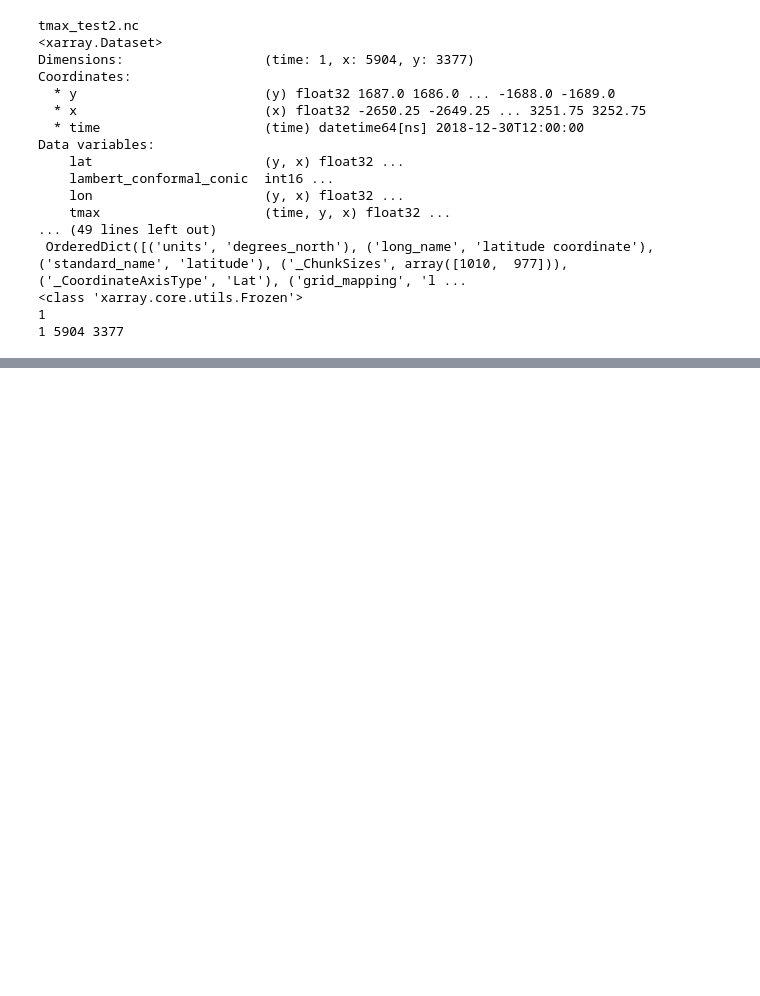
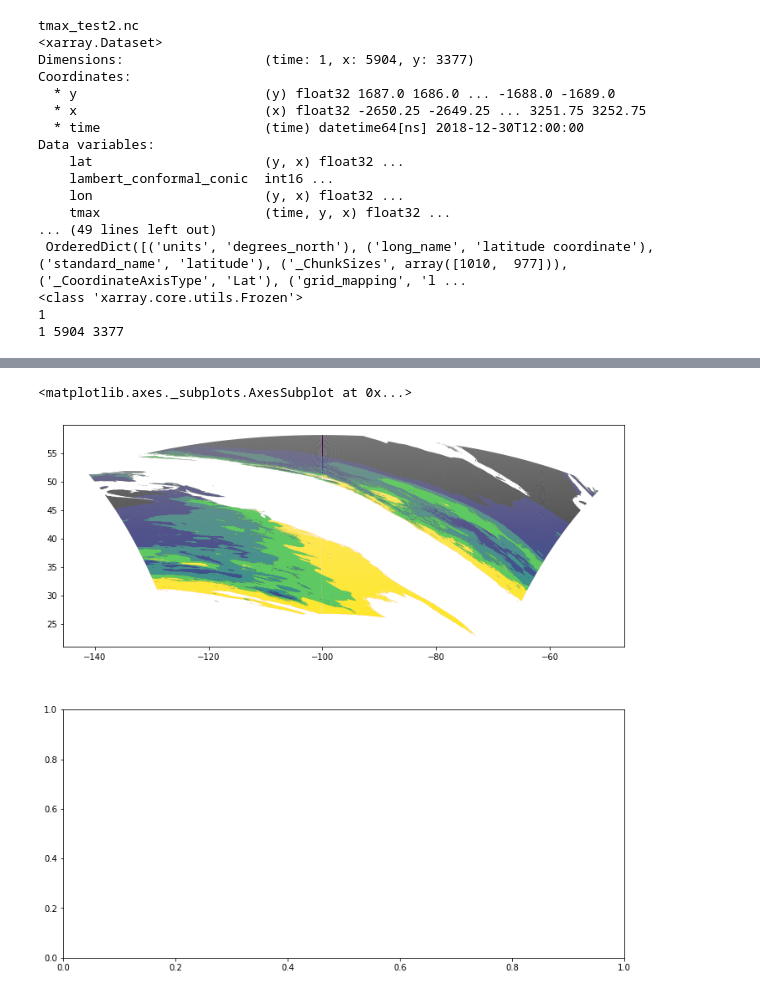
Before and after one commit to nhm-usgs/onhm-fetcher-parser, a Jupyter notebook: notebooks/Daymet_test_1.ipynb, the cells around one changed output, grey strips where cells are left out. Cells and saved outputs as stored; diff of their text form; code cells hidden in the pictures; blank space fills up the shorter version.

```diff
--- a/notebooks/Daymet_test_1.ipynb
+++ b/notebooks/Daymet_test_1.ipynb
@@ -223,0 +385,6 @@ np.nanmean(ptmax_1.values)
+# %%
+f, ax = plt.subplots(2, figsize=(12,12))
+ncfcells.plot(ax=ax[0], column = 'temperature',linewidth=0., edgecolor='white', scheme='quantiles')
+# %% [output]
+<matplotlib.axes._subplots.AxesSubplot at 0x...>
+[figure, added]
```
Also changed, not shown: parts of 39 cells of this notebook, 11 other files.
